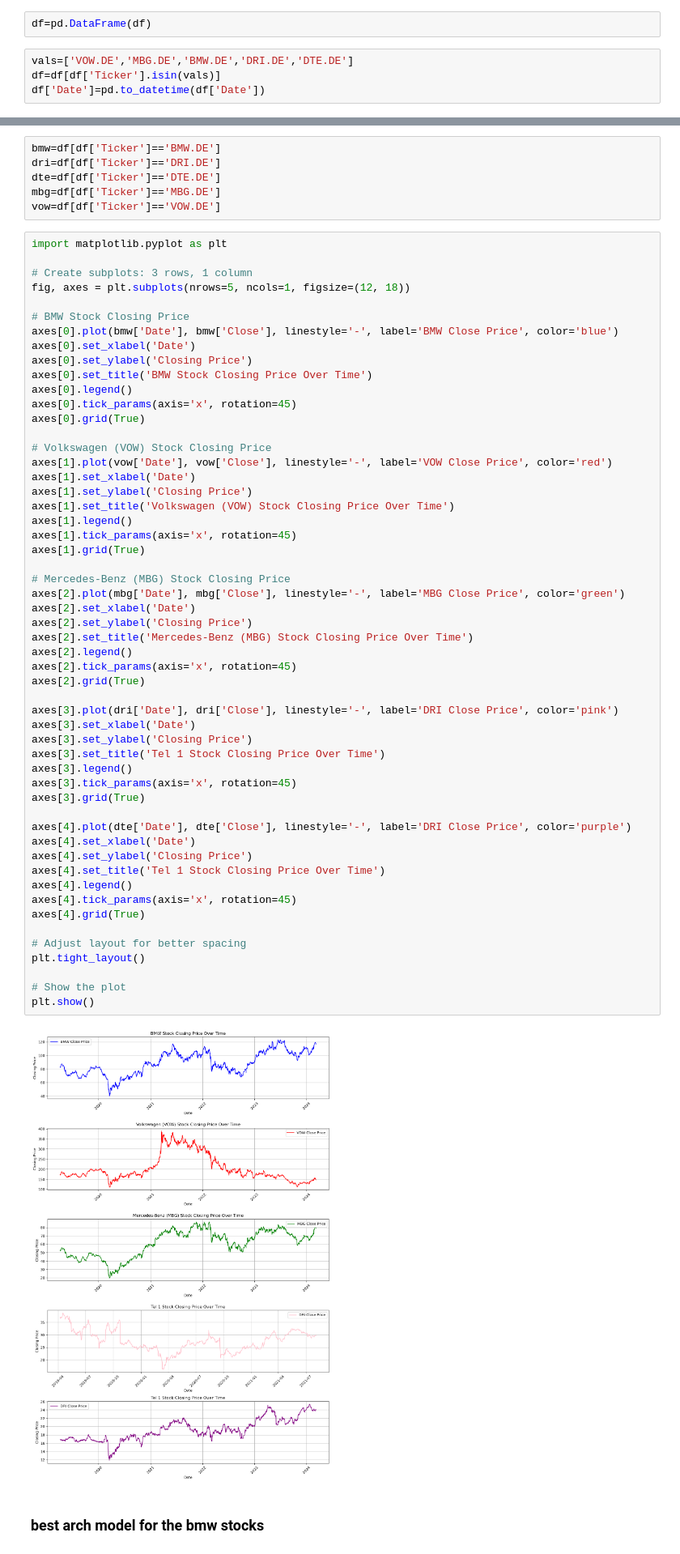
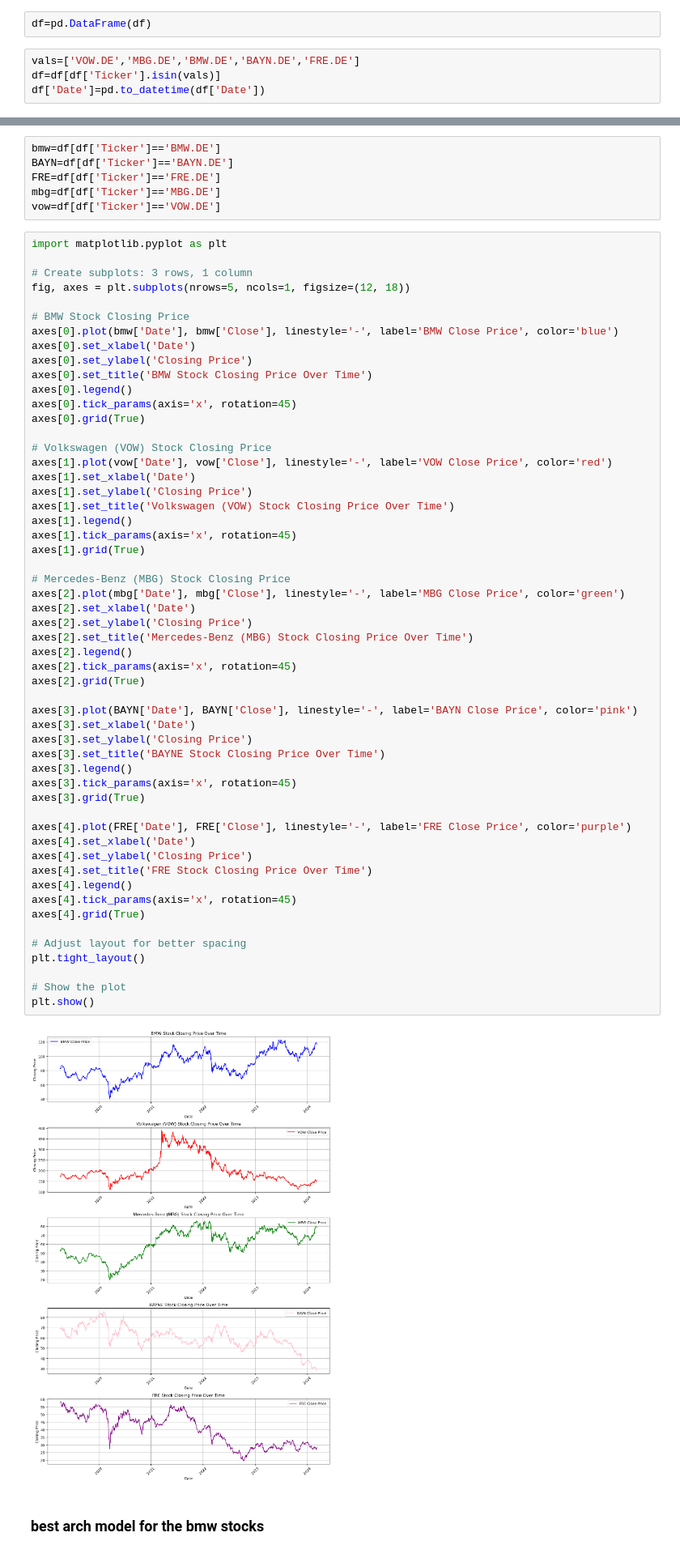
Before and after one commit to lucaluisadjei/pythongermanstocks, a Jupyter notebook: python_project copy.ipynb, the cells around one changed output, grey strips where cells are left out. Shown: that part at 81% size. Saved outputs shown, nothing was run; the diff lists cells and outputs as text.

```diff
--- a/python_project copy.ipynb
+++ b/python_project copy.ipynb
@@ -75,6 +75,6 @@ Name: Price_Changes, Length: 39096, dtype: float64
 # %%
 df=pd.DataFrame(df)
 # %%
-vals=['VOW.DE','MBG.DE','BMW.DE','DRI.DE','DTE.DE']
+vals=['VOW.DE','MBG.DE','BMW.DE','BAYN.DE','FRE.DE']
 df=df[df['Ticker'].isin(vals)]
 df['Date']=pd.to_datetime(df['Date'])
@@ -94,7 +98,7 @@ portfolio_tel= portfolio_tel[portfolio_tel['log_returns'].notnull()]
 # %%
 bmw=df[df['Ticker']=='BMW.DE']
-dri=df[df['Ticker']=='DRI.DE']
-dte=df[df['Ticker']=='DTE.DE']
+BAYN=df[df['Ticker']=='BAYN.DE']
+FRE=df[df['Ticker']=='FRE.DE']
 mbg=df[df['Ticker']=='MBG.DE']
 vow=df[df['Ticker']=='VOW.DE']
 # %%
@@ -121,38 +125,38 @@ axes[1].legend()
 axes[1].tick_params(axis='x', rotation=45)
 axes[1].grid(True)
 
 # Mercedes-Benz (MBG) Stock Closing Price
 axes[2].plot(mbg['Date'], mbg['Close'], linestyle='-', label='MBG Close Price', color='green')
 axes[2].set_xlabel('Date')
 axes[2].set_ylabel('Closing Price')
 axes[2].set_title('Mercedes-Benz (MBG) Stock Closing Price Over Time')
 axes[2].legend()
 axes[2].tick_params(axis='x', rotation=45)
 axes[2].grid(True)
 
-axes[3].plot(dri['Date'], dri['Close'], linestyle='-', label='DRI Close Price', color='pink')
+axes[3].plot(BAYN['Date'], BAYN['Close'], linestyle='-', label='BAYN Close Price', color='pink')
 axes[3].set_xlabel('Date')
 axes[3].set_ylabel('Closing Price')
-axes[3].set_title('Tel 1 Stock Closing Price Over Time')
+axes[3].set_title('BAYNE Stock Closing Price Over Time')
 axes[3].legend()
 axes[3].tick_params(axis='x', rotation=45)
 axes[3].grid(True)
 
-axes[4].plot(dte['Date'], dte['Close'], linestyle='-', label='DRI Close Price', color='purple')
+axes[4].plot(FRE['Date'], FRE['Close'], linestyle='-', label='FRE Close Price', color='purple')
 axes[4].set_xlabel('Date')
 axes[4].set_ylabel('Closing Price')
-axes[4].set_title('Tel 1 Stock Closing Price Over Time')
+axes[4].set_title('FRE Stock Closing Price Over Time')
 axes[4].legend()
 axes[4].tick_params(axis='x', rotation=45)
 axes[4].grid(True)
 
 # Adjust layout for better spacing
 plt.tight_layout()
 
 # Show the plot
 plt.show()
 # %% [output]
-[figure, old version]
+[figure, new version]
 # %% [markdown]
 ### best arch model for the bmw stocks
 # %%
```
Also changed, not shown: parts of 27 cells of this notebook.
